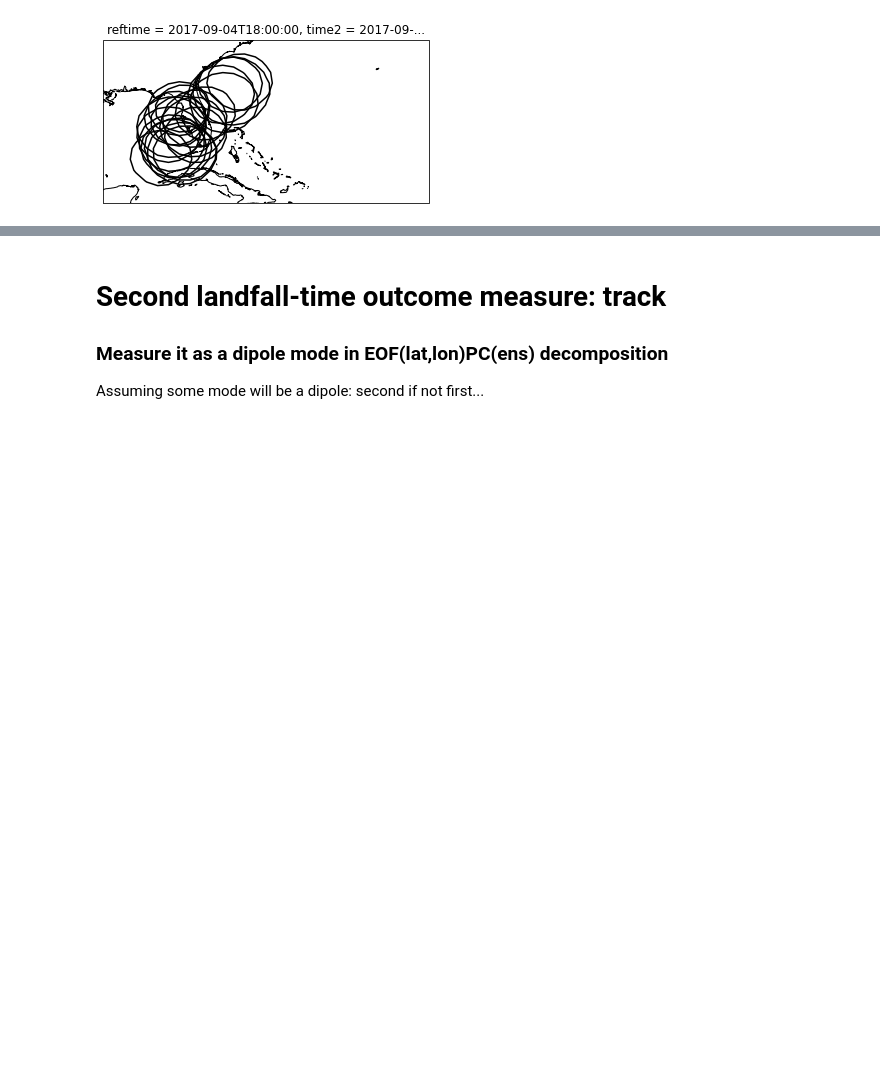
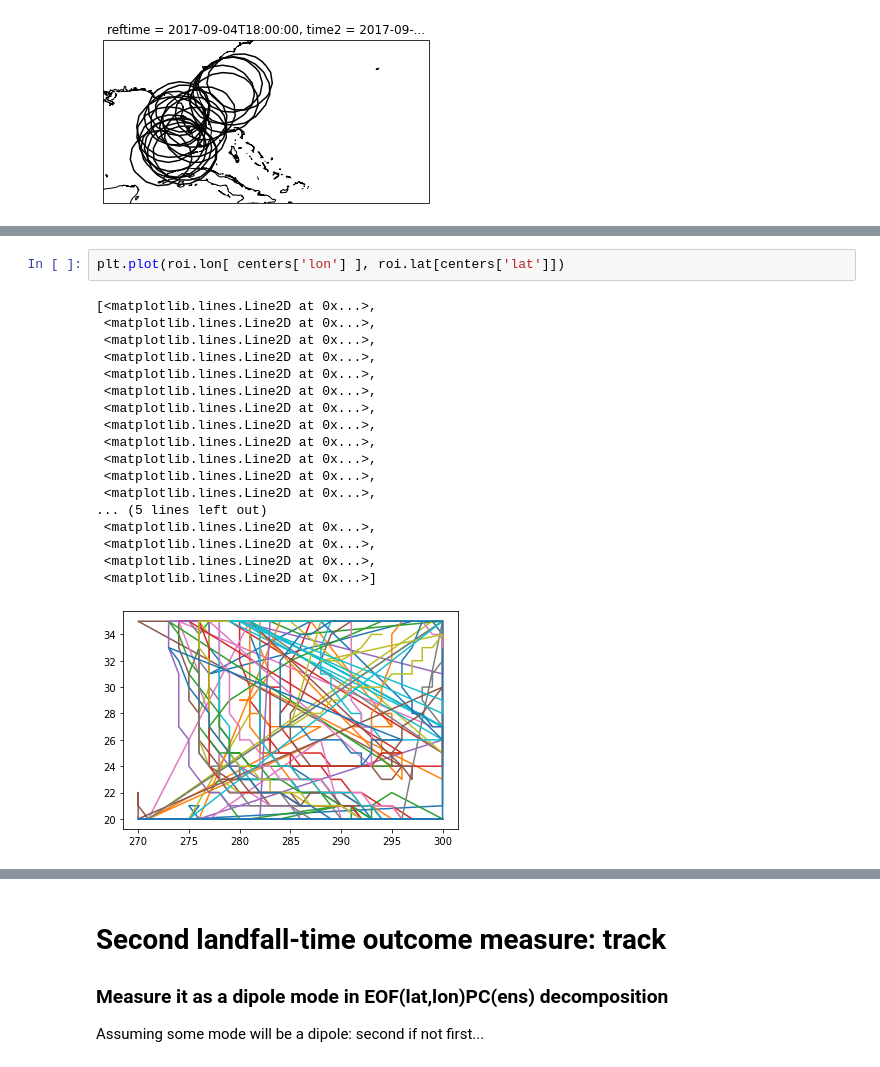
Before and after one commit to MPOcanes/MPO624_2022, a Jupyter notebook: Notebooks/Irma_Ensembles.ipynb, the cells around one changed output, grey strips where cells are left out. Cells and saved outputs as stored; diff of their text form; blank space fills up the shorter version.

```diff
--- a/Notebooks/Irma_Ensembles.ipynb
+++ b/Notebooks/Irma_Ensembles.ipynb
@@ -55,0 +78,21 @@ min, max:  946.84875 974.057421875  hPa
+# %%
+plt.plot(roi.lon[ centers['lon'] ], roi.lat[centers['lat']])
+# %% [output]
+[<matplotlib.lines.Line2D at 0x...>,
+ <matplotlib.lines.Line2D at 0x...>,
+ <matplotlib.lines.Line2D at 0x...>,
+ <matplotlib.lines.Line2D at 0x...>,
+ <matplotlib.lines.Line2D at 0x...>,
+ <matplotlib.lines.Line2D at 0x...>,
+ <matplotlib.lines.Line2D at 0x...>,
+ <matplotlib.lines.Line2D at 0x...>,
+ <matplotlib.lines.Line2D at 0x...>,
+ <matplotlib.lines.Line2D at 0x...>,
+ <matplotlib.lines.Line2D at 0x...>,
+ <matplotlib.lines.Line2D at 0x...>,
+... (5 lines left out)
+ <matplotlib.lines.Line2D at 0x...>,
+ <matplotlib.lines.Line2D at 0x...>,
+ <matplotlib.lines.Line2D at 0x...>,
+ <matplotlib.lines.Line2D at 0x...>]
+[figure, added]
```
Also changed, not shown: parts of 3 cells of this notebook.
